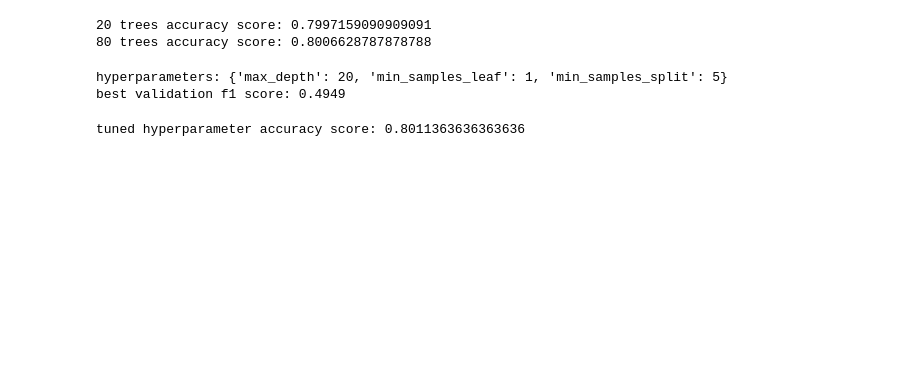
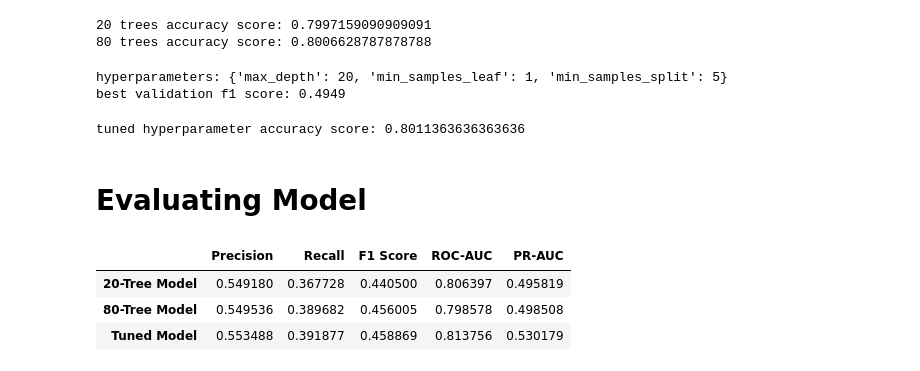
Before and after one commit to Break-Through-Tech/Amazon-1A-discovering-customer-lifecycle-states-and-behavioral-drift-for-early-churn-detection, a Jupyter notebook: notebooks/random_forest.ipynb, the cells around one changed output. Saved outputs shown, nothing was run; the diff lists cells and outputs as text; code cells hidden in the pictures; blank space fills up the shorter version.

```diff
--- a/notebooks/random_forest.ipynb
+++ b/notebooks/random_forest.ipynb
@@ -122,3 +122,53 @@ rf_tuned_acc = accuracy_score(y_test, rf_tuned_pred)
 print(f"tuned hyperparameter accuracy score: {rf_tuned_acc}")
 # %% [output]
 tuned hyperparameter accuracy score: 0.8011363636363636
+# %% [markdown]
+# Evaluating Model
+# %%
+from sklearn.metrics import precision_score, recall_score, f1_score, roc_auc_score, precision_recall_curve, auc
+
+# Perform imputation first to avoid errors due to NaN values in X_test
+median_values = X_train.median()
+X_test_clean = X_test.fillna(median_values)
+
+# Re-generate predictions/probabilities with clean test data to prevent any mismatches
+y_pred_20 = rf_20_model.predict(X_test_clean)
+y_prob_20 = rf_20_model.predict_proba(X_test_clean)[:, 1]
+
+y_pred_80 = rf_80_model.predict(X_test_clean)
+y_prob_80 = rf_80_model.predict_proba(X_test_clean)[:, 1]
+
+y_pred_tuned = rf_tuned_model.predict(X_test_clean)
+y_prob_tuned = rf_tuned_model.predict_proba(X_test_clean)[:, 1]
+
+models_metrics = {}
+
+for name, y_pred, y_prob in [
+    ("20-Tree Model", y_pred_20, y_prob_20),
+    ("80-Tree Model", y_pred_80, y_prob_80),
+    ("Tuned Model", y_pred_tuned, y_prob_tuned)
+]:
+    precision = precision_score(y_test, y_pred, zero_division=0)
+    recall = recall_score(y_test, y_pred, zero_division=0)
+    f1 = f1_score(y_test, y_pred, zero_division=0)
+    roc_auc = roc_auc_score(y_test, y_prob)
+
+    # PR-AUC
+    precision_pts, recall_pts, _ = precision_recall_curve(y_test, y_prob)
+    pr_auc = auc(recall_pts, precision_pts)
+
+    models_metrics[name] = {
+        "Precision": precision,
+        "Recall": recall,
+        "F1 Score": f1,
+        "ROC-AUC": roc_auc,
+        "PR-AUC": pr_auc
+    }
+
+metrics_df = pd.DataFrame(models_metrics).T
+display(metrics_df)
+# %% [output]
+|  | Precision | Recall | F1 Score | ROC-AUC | PR-AUC |
+| 20-Tree Model | 0.549180 | 0.367728 | 0.440500 | 0.806397 | 0.495819 |
+| 80-Tree Model | 0.549536 | 0.389682 | 0.456005 | 0.798578 | 0.498508 |
+| Tuned Model | 0.553488 | 0.391877 | 0.458869 | 0.813756 | 0.530179 |
```
Also changed, not shown: parts of 5 cells of this notebook, 2 other files.
